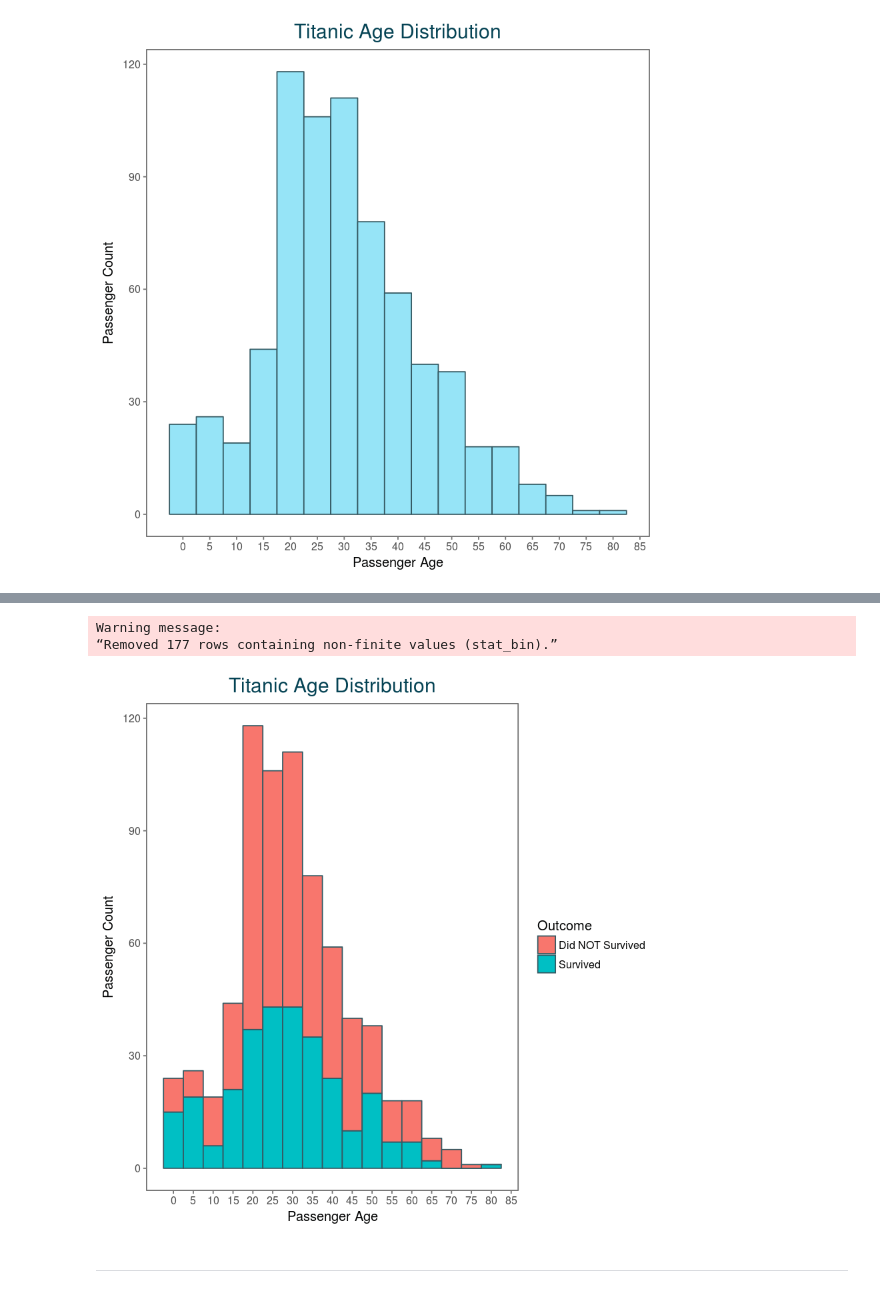
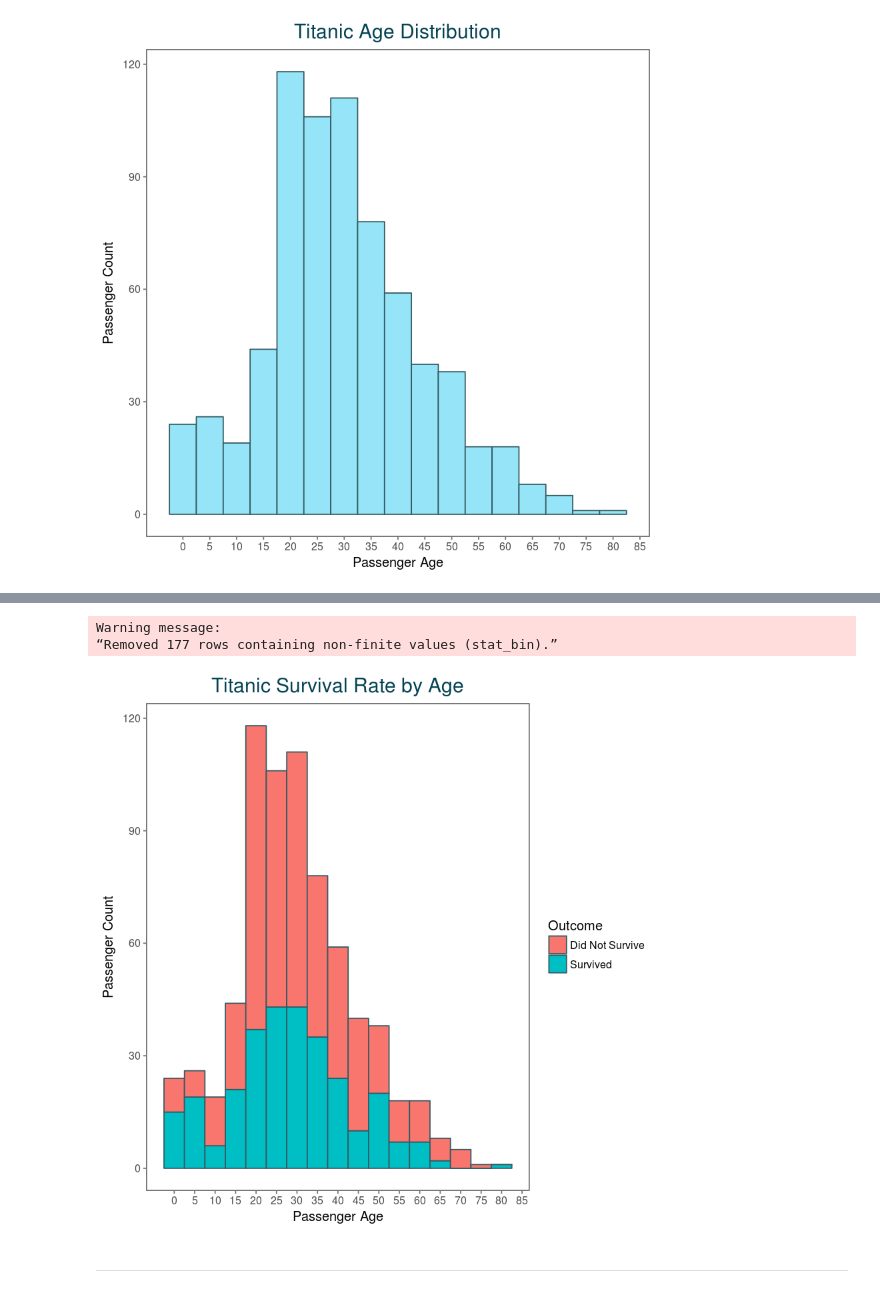
Before and after one commit to romabash/kaggle-titanic, a Jupyter notebook: notebooks/2_Initial-Visualization.ipynb, the cells around one changed output, grey strips where cells are left out. Cells and saved outputs as stored; diff of their text form; code cells hidden in the pictures.

Commit message:
Survival rate by Age

```diff
--- a/notebooks/2_Initial-Visualization.ipynb
+++ b/notebooks/2_Initial-Visualization.ipynb
@@ -473,17 +479,17 @@ Warning message:
 # %%
 titanic %>%
   ggplot() +
   geom_histogram(aes(x = Age, fill = Survived), binwidth = 5, color = "#355a63") +
   theme_few() +
   theme(plot.title = element_text(hjust = 0.5, size=18, colour = "#054354")) +
-  ggtitle("Titanic Age Distribution") +
+  ggtitle("Titanic Survival Rate by Age") +
   scale_x_continuous(name= "Passenger Age", breaks = 5*c(0:18)) +
   scale_y_continuous(name = "Passenger Count") +
-  scale_fill_discrete(name = "Outcome", labels = c("Did NOT Survived", "Survived"))
+  scale_fill_discrete(name = "Outcome", labels = c("Did Not Survive", "Survived"))
 # %% [output]
 Warning message:
 “Removed 177 rows containing non-finite values (stat_bin).”
-[figure, old version]
+[figure, new version]
 # %% [markdown]
 <hr>
 # %% [markdown]
```
Also changed, not shown: parts of 8 cells of this notebook.
